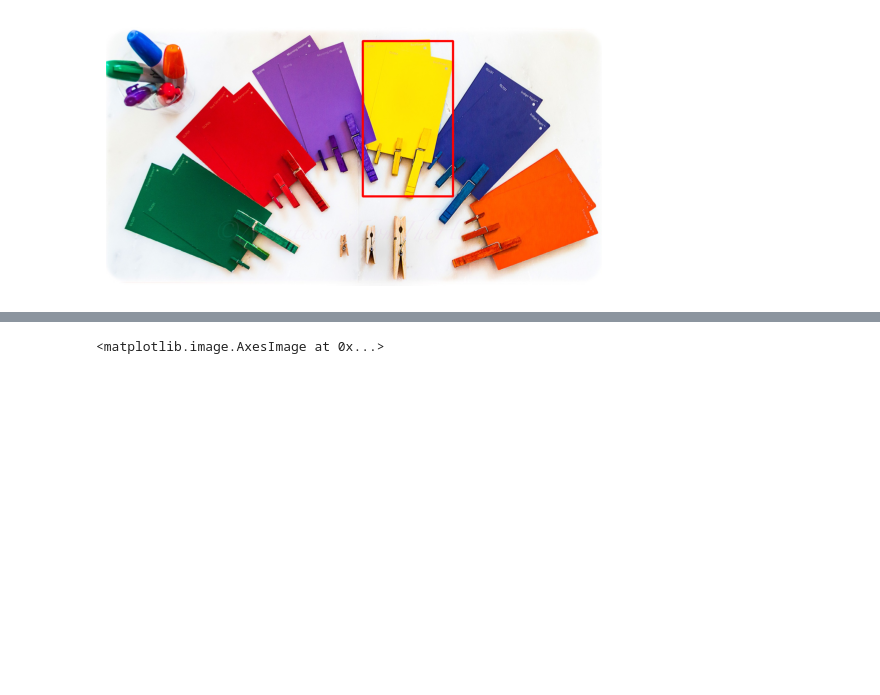
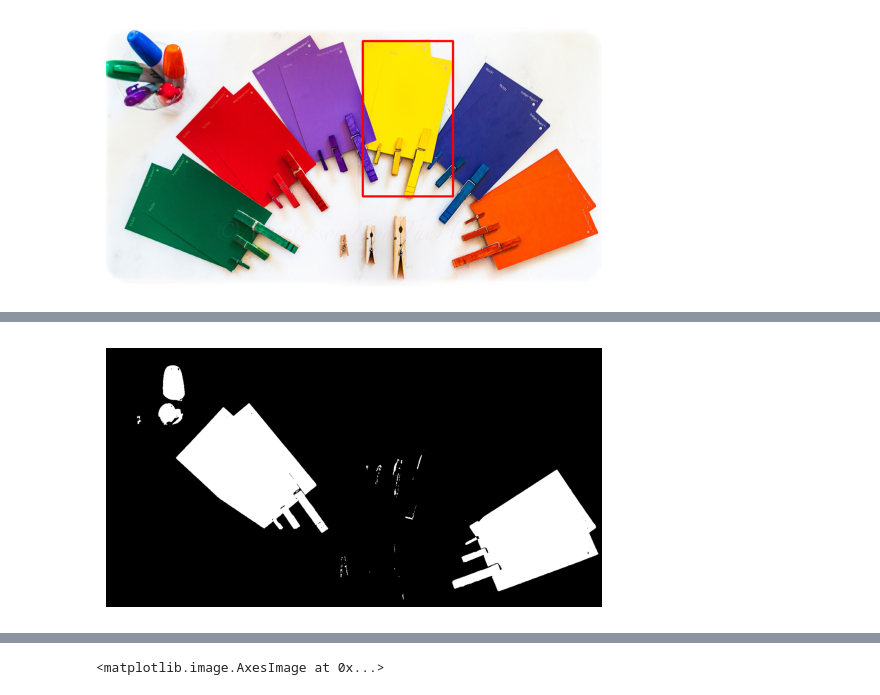
Before and after one commit to RITISAHU/ITS-2, a Jupyter notebook: day-12.ipynb, the cells around one changed output, grey strips where cells are left out. Saved outputs shown, nothing was run; the diff lists cells and outputs as text; code cells hidden in the pictures; blank space fills up the shorter version.

```diff
--- a/day-12.ipynb
+++ b/day-12.ipynb
@@ -102,0 +115,5 @@ imshow(img_copy[:,:,::-1],'')
+# %%
+_, red_bw = cv2.threshold(red_img, 60,255, cv2.THRESH_BINARY)
+imshow(red_bw,'','gray')
+# %% [output]
+[figure, added]
```
Also changed, not shown: parts of 7 cells of this notebook, 22 other files.
